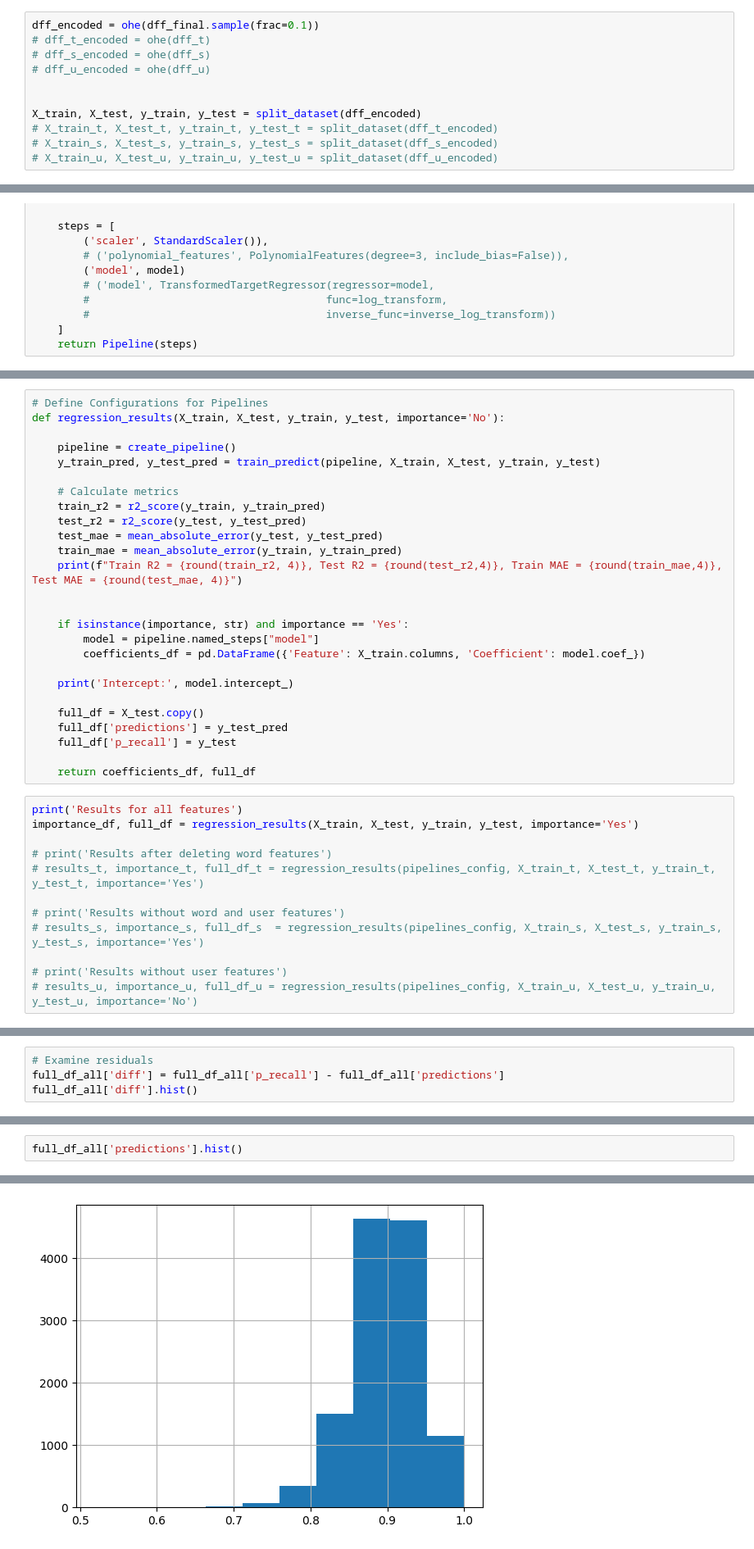
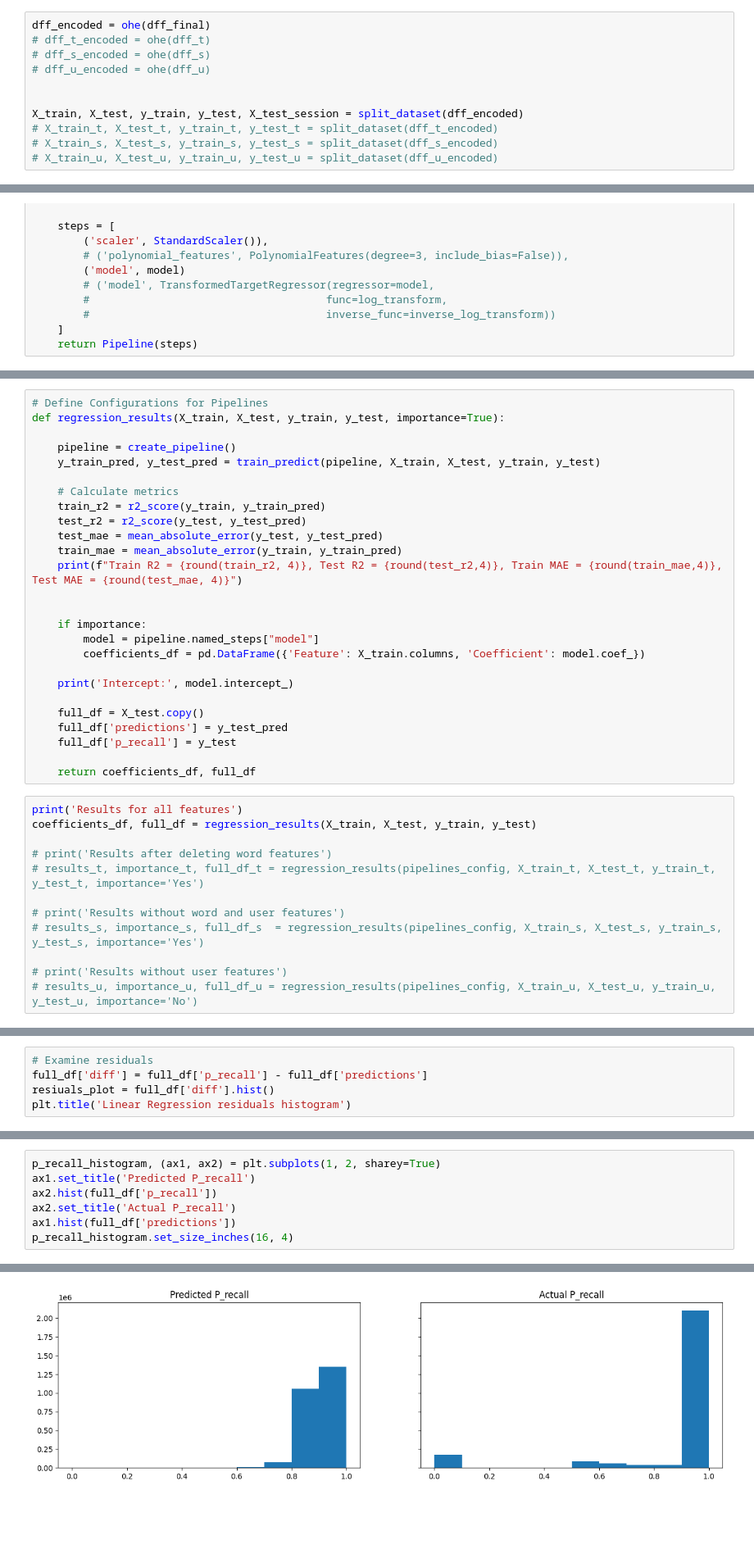
Before and after one commit to juliakubisa/spaced_repetition_algorithm, a Jupyter notebook: notebooks/baseline_models.ipynb, the cells around one changed output, grey strips where cells are left out. Shown at 82% size. Cells and saved outputs as stored; diff of their text form; blank space fills up the shorter version.

```diff
--- a/notebooks/baseline_models.ipynb
+++ b/notebooks/baseline_models.ipynb
@@ -180,13 +190,13 @@ def split_dataset(df):
 def cap_y(prediction):
     return np.clip(prediction, 0, 1)
 # %%
-dff_encoded = ohe(dff_final.sample(frac=0.1))
+dff_encoded = ohe(dff_final)
 # dff_t_encoded = ohe(dff_t)
 # dff_s_encoded = ohe(dff_s)
 # dff_u_encoded = ohe(dff_u)
 
 
-X_train, X_test, y_train, y_test = split_dataset(dff_encoded)
+X_train, X_test, y_train, y_test, X_test_session = split_dataset(dff_encoded)
 # X_train_t, X_test_t, y_train_t, y_test_t = split_dataset(dff_t_encoded)
 # X_train_s, X_test_s, y_train_s, y_test_s = split_dataset(dff_s_encoded)
 # X_train_u, X_test_u, y_train_u, y_test_u = split_dataset(dff_u_encoded)
@@ -223,7 +232,7 @@ def train_predict(pipeline, X_train, X_test, y_train, y_test):
     return y_train_pred, y_test_pred
 # %%
 # Define Configurations for Pipelines
-def regression_results(X_train, X_test, y_train, y_test, importance='No'):
+def regression_results(X_train, X_test, y_train, y_test, importance=True):
 
     pipeline = create_pipeline()
     y_train_pred, y_test_pred = train_predict(pipeline, X_train, X_test, y_train, y_test)
@@ -236,7 +245,7 @@ def regression_results(X_train, X_test, y_train, y_test, importance='No'):
     print(f"Train R2 = {round(train_r2, 4)}, Test R2 = {round(test_r2,4)}, Train MAE = {round(train_mae,4)}, Test MAE = {round(test_mae, 4)}")
 
 
-    if isinstance(importance, str) and importance == 'Yes':
+    if importance:
         model = pipeline.named_steps["model"]
         coefficients_df = pd.DataFrame({'Feature': X_train.columns, 'Coefficient': model.coef_})
 
@@ -249,7 +258,7 @@ def regression_results(X_train, X_test, y_train, y_test, importance='No'):
     return coefficients_df, full_df
 # %%
 print('Results for all features')
-importance_df, full_df = regression_results(X_train, X_test, y_train, y_test, importance='Yes')
+coefficients_df, full_df = regression_results(X_train, X_test, y_train, y_test)
 
 # print('Results after deleting word features')
 # results_t, importance_t, full_df_t = regression_results(pipelines_config, X_train_t, X_test_t, y_train_t, y_test_t, importance='Yes')
@@ -283,5 +282,6 @@ importance_df
 # %%
 # Examine residuals
-full_df_all['diff'] = full_df_all['p_recall'] - full_df_all['predictions']
-full_df_all['diff'].hist()
+full_df['diff'] = full_df['p_recall'] - full_df['predictions']
+resiuals_plot = full_df['diff'].hist()
+plt.title('Linear Regression residuals histogram')
 # %% [output]
@@ -365,3 +314,8 @@ full_df_all[['p_recall', 'predictions']]
 # %%
-full_df_all['predictions'].hist()
+p_recall_histogram, (ax1, ax2) = plt.subplots(1, 2, sharey=True)
+ax1.set_title('Predicted P_recall')
+ax2.hist(full_df['p_recall'])
+ax2.set_title('Actual P_recall')
+ax1.hist(full_df['predictions'])
+p_recall_histogram.set_size_inches(16, 4)
 # %% [output]
@@ -369 +322 @@ full_df_all['predictions'].hist()
-[figure, old version]
+[figure, new version]
```
Also changed, not shown: parts of 28 cells of this notebook, 5 other files.
